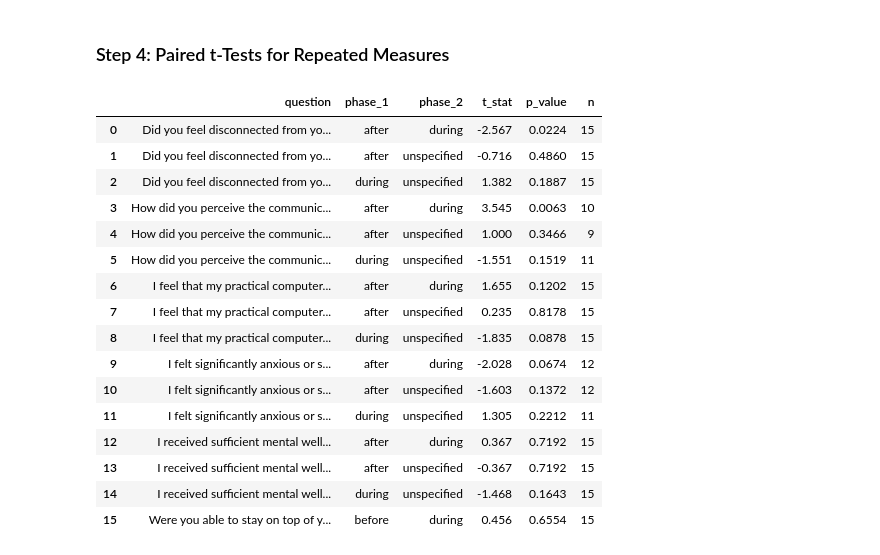
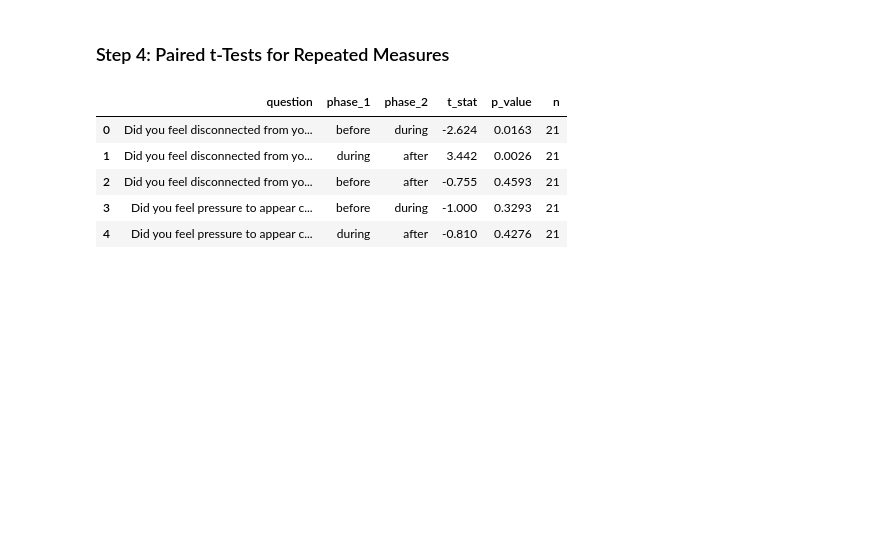
Before and after one commit to wubbalubba12/gendiv, a Jupyter notebook: scripts/analysis_likert_responses.ipynb, the cells around one changed output. Drawn from its saved outputs; the diff is of its cells as text; code cells hidden in the pictures; blank space fills up the shorter version.

Commit message:
Corrected data sorting and added t-tests and plots

```diff
--- a/scripts/analysis_likert_responses.ipynb
+++ b/scripts/analysis_likert_responses.ipynb
@@ -33,10 +34,27 @@ likert_map = {
     "3 - Neither effective or ineffective": 3,
     "4 - Effective": 4,
     "5 - Very effective": 5,
+    "1 - Never": 1,
+    "2 - Rarely": 2,
+    "3 - Sometimes": 3,
+    "4 - Often": 4,
+    "5 - Always": 5,
+    "1 - Very Low": 1,
+    "2 - Low": 2,
+    "3 - Average": 3,
+    "4 - High": 4,
+    "5 - Very high": 5,
+    "5 - Very High": 5,  # duplicated capitalization
+    "1 - Strongly Disagree": 1,  # typo variant
+    "3 - Neither unconfident or confident": 3,
+    "2 - Unconfident": 2,
+    "4 - Confident": 4,
+    "5 - Very confident": 5,
 }
 
+# Filter and convert
 df["score"] = df["response"].map(likert_map)
-df.dropna(subset=["score"], inplace=True)
+df = df.dropna(subset=["score"])
 df["score"] = df["score"].astype(int)
 df.head()
 # %% [output]
@@ -63,49 +81,37 @@ desc_stats.head()
 # %% [markdown]
 ### Step 4: Paired t-Tests for Repeated Measures
 # %%
-# Pivot to wide format
+# === Pivot for t-tests ===
 wide_df = df.pivot_table(index="participant", columns=["question", "phase"], values="score")
 
-# Only test questions that exist in multiple phases
-from itertools import combinations
-
+# === Paired t-tests (only valid phase comparisons) ===
+valid_pairs = [("before", "during"), ("during", "after"), ("before", "after")]
 t_results = []
 
 for question in wide_df.columns.get_level_values(0).unique():
-    phases = wide_df[question].dropna(axis=1, how='all').columns
-    if len(phases) >= 2:
-        for (p1, p2) in combinations(phases, 2):
-            if p1 in wide_df[question] and p2 in wide_df[question]:
-                a = wide_df[question][p1].dropna()
-                b = wide_df[question][p2].dropna()
-                merged = pd.merge(a, b, left_index=True, right_index=True)
-                if len(merged) >= 5:
-                    tstat, pval = ttest_rel(merged.iloc[:, 0], merged.iloc[:, 1])
-                    t_results.append({
-                        "question": question,
-                        "phase_1": p1,
-                        "phase_2": p2,
-                        "t_stat": round(tstat, 3),
-                        "p_value": round(pval, 4),
-                        "n": len(merged)
-                    })
+    available_phases = wide_df[question].dropna(axis=1, how='all').columns
+    for p1, p2 in valid_pairs:
+        if p1 in available_phases and p2 in available_phases:
+            a = wide_df[question][p1].dropna()
+            b = wide_df[question][p2].dropna()
+            merged = pd.merge(a, b, left_index=True, right_index=True)
+            if len(merged) >= 5:
+                tstat, pval = ttest_rel(merged.iloc[:, 0], merged.iloc[:, 1])
+                t_results.append({
+                    "question": question,
+                    "phase_1": p1,
+                    "phase_2": p2,
+                    "t_stat": round(tstat, 3),
+                    "p_value": round(pval, 4),
+                    "n": len(merged)
+                })
 
-pd.DataFrame(t_results)
+t_results_df = pd.DataFrame(t_results)
+t_results_df.head()
 # %% [output]
 |  | question | phase_1 | phase_2 | t_stat | p_value | n |
-| 0 | Did you feel disconnected from yo... | after | during | -2.567 | 0.0224 | 15 |
-| 1 | Did you feel disconnected from yo... | after | unspecified | -0.716 | 0.4860 | 15 |
-| 2 | Did you feel disconnected from yo... | during | unspecified | 1.382 | 0.1887 | 15 |
-| 3 | How did you perceive the communic... | after | during | 3.545 | 0.0063 | 10 |
-| 4 | How did you perceive the communic... | after | unspecified | 1.000 | 0.3466 | 9 |
-| 5 | How did you perceive the communic... | during | unspecified | -1.551 | 0.1519 | 11 |
-| 6 | I feel that my practical computer... | after | during | 1.655 | 0.1202 | 15 |
-| 7 | I feel that my practical computer... | after | unspecified | 0.235 | 0.8178 | 15 |
-| 8 | I feel that my practical computer... | during | unspecified | -1.835 | 0.0878 | 15 |
-| 9 | I felt significantly anxious or s... | after | during | -2.028 | 0.0674 | 12 |
-| 10 | I felt significantly anxious or s... | after | unspecified | -1.603 | 0.1372 | 12 |
-| 11 | I felt significantly anxious or s... | during | unspecified | 1.305 | 0.2212 | 11 |
-| 12 | I received sufficient mental well... | after | during | 0.367 | 0.7192 | 15 |
-| 13 | I received sufficient mental well... | after | unspecified | -0.367 | 0.7192 | 15 |
-| 14 | I received sufficient mental well... | during | unspecified | -1.468 | 0.1643 | 15 |
-| 15 | Were you able to stay on top of y... | before | during | 0.456 | 0.6554 | 15 |
+| 0 | Did you feel disconnected from yo... | before | during | -2.624 | 0.0163 | 21 |
+| 1 | Did you feel disconnected from yo... | during | after | 3.442 | 0.0026 | 21 |
+| 2 | Did you feel disconnected from yo... | before | after | -0.755 | 0.4593 | 21 |
+| 3 | Did you feel pressure to appear c... | before | during | -1.000 | 0.3293 | 21 |
+| 4 | Did you feel pressure to appear c... | during | after | -0.810 | 0.4276 | 21 |
```
Also changed, not shown: parts of 5 cells of this notebook, 5 other files.
